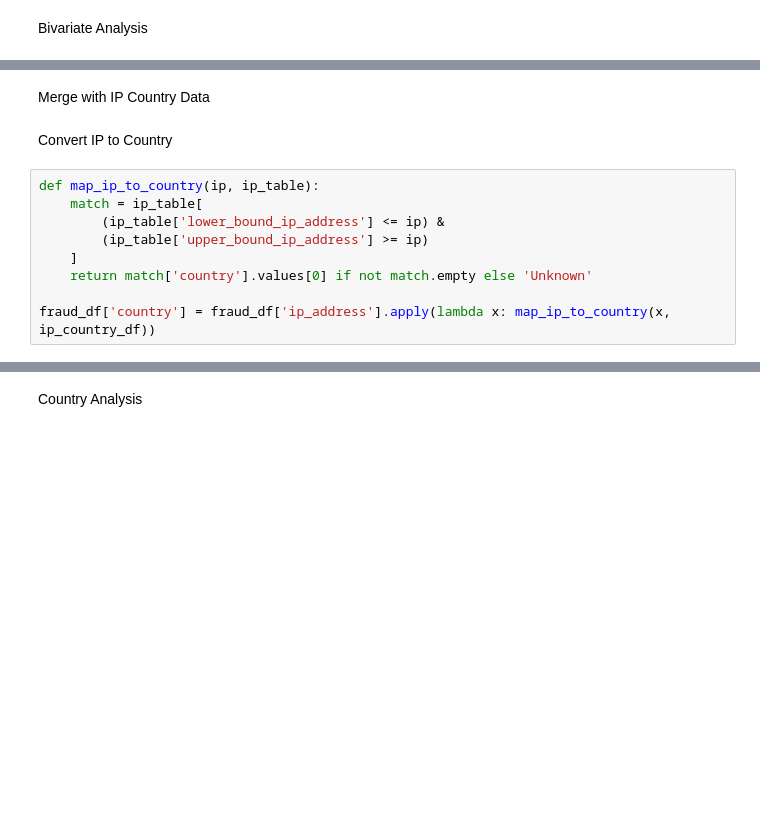
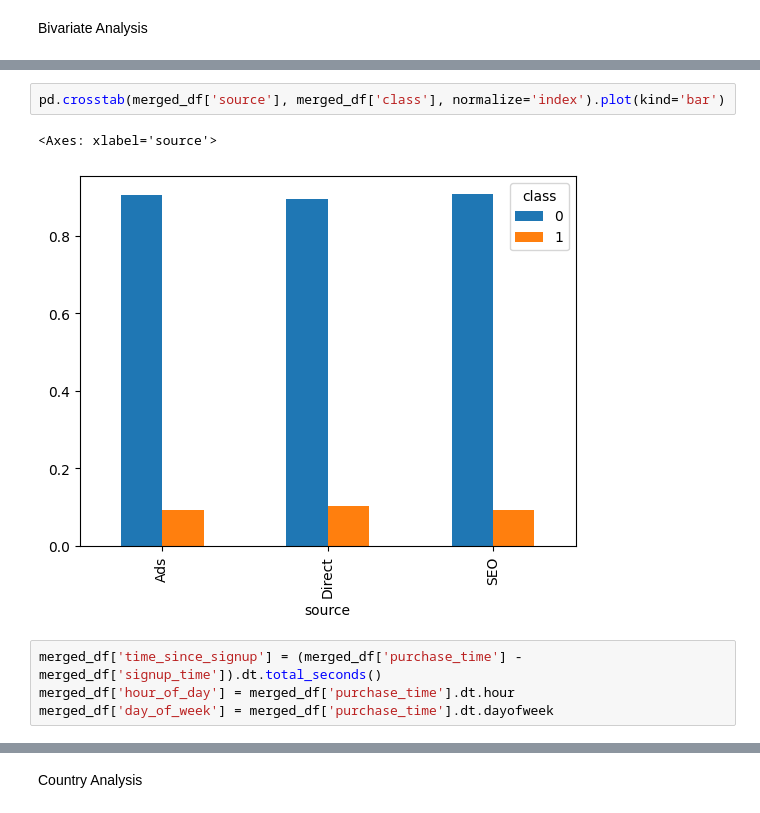
Before and after one commit to SamrawitMM/fraud-detection, a Jupyter notebook: notebooks/EDA_and_Preprocessing.ipynb, the cells around one changed output, grey strips where cells are left out. Saved outputs shown, nothing was run; the diff lists cells and outputs as text; blank space fills up the shorter version.

```diff
--- a/notebooks/EDA_and_Preprocessing.ipynb
+++ b/notebooks/EDA_and_Preprocessing.ipynb
@@ -90,13 +179,9 @@ plt.show()
-# %% [markdown]
-Merge with IP Country Data
-# %% [markdown]
-Convert IP to Country
-# %%
-def map_ip_to_country(ip, ip_table):
-    match = ip_table[
-        (ip_table['lower_bound_ip_address'] <= ip) &
-        (ip_table['upper_bound_ip_address'] >= ip)
-    ]
-    return match['country'].values[0] if not match.empty else 'Unknown'
-
-fraud_df['country'] = fraud_df['ip_address'].apply(lambda x: map_ip_to_country(x, ip_country_df))
+# %%
+pd.crosstab(merged_df['source'], merged_df['class'], normalize='index').plot(kind='bar')
+# %% [output]
+<Axes: xlabel='source'>
+[figure, added]
+# %%
+merged_df['time_since_signup'] = (merged_df['purchase_time'] - merged_df['signup_time']).dt.total_seconds()
+merged_df['hour_of_day'] = merged_df['purchase_time'].dt.hour
+merged_df['day_of_week'] = merged_df['purchase_time'].dt.dayofweek
```
Also changed, not shown: parts of 49 cells of this notebook.
